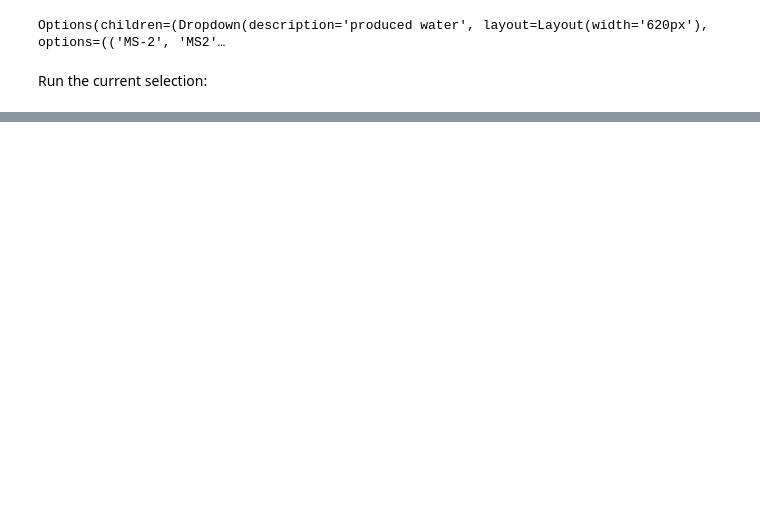
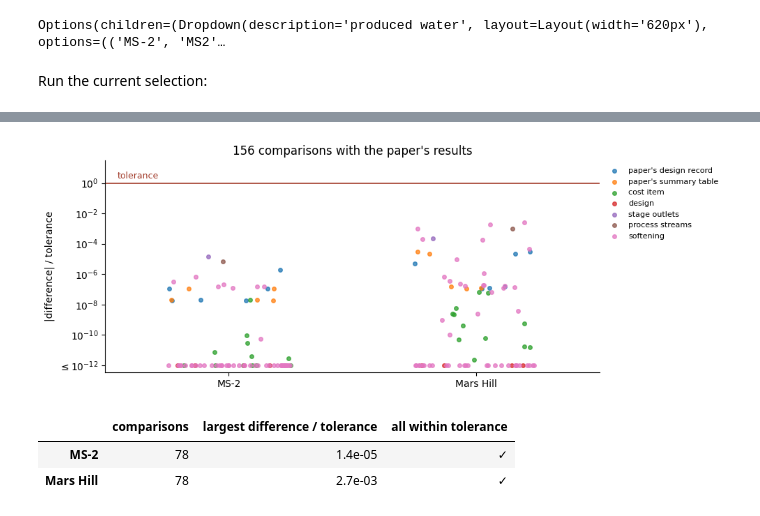
Before and after one commit to tannerpolley/prommis, a Jupyter notebook: docs/tutorials/lithium_produced_water_process.ipynb, the cells around one changed output, grey strips where cells are left out. Saved outputs shown, nothing was run; the diff lists cells and outputs as text; code cells hidden in the pictures; blank space fills up the shorter version.

```diff
--- a/docs/tutorials/lithium_produced_water_process.ipynb
+++ b/docs/tutorials/lithium_produced_water_process.ipynb
@@ -781,0 +838,8 @@ D2EHDTPA/BuPhen process and the plant-costing screen are read from the record, n
+# %%
+summary, checks = pw.check_against_paper(results, softened)
+summary
+# %% [output]
+[figure, new version]
+|  | comparisons | largest difference / tolerance | all within tolerance |
+| MS-2 | 78 | 1.4e-05 | ✓ |
+| Mars Hill | 78 | 2.7e-03 | ✓ |
```
Also changed, not shown: parts of 52 cells of this notebook, 4 other files.
